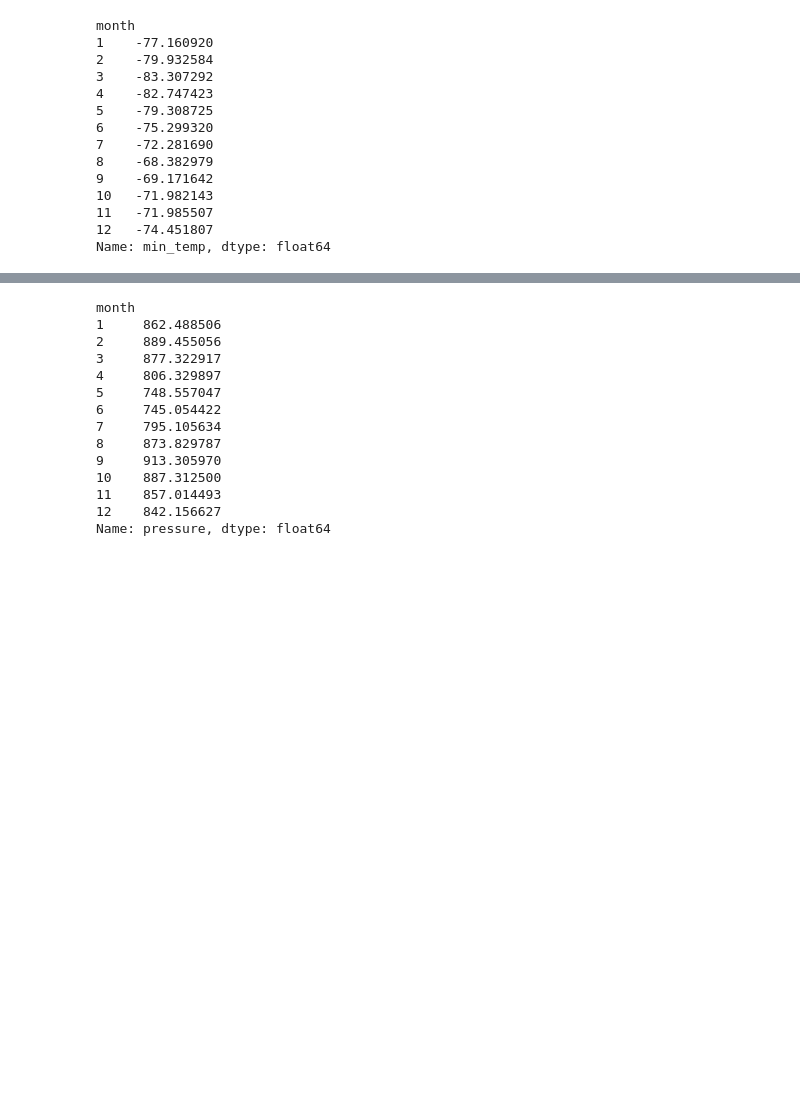
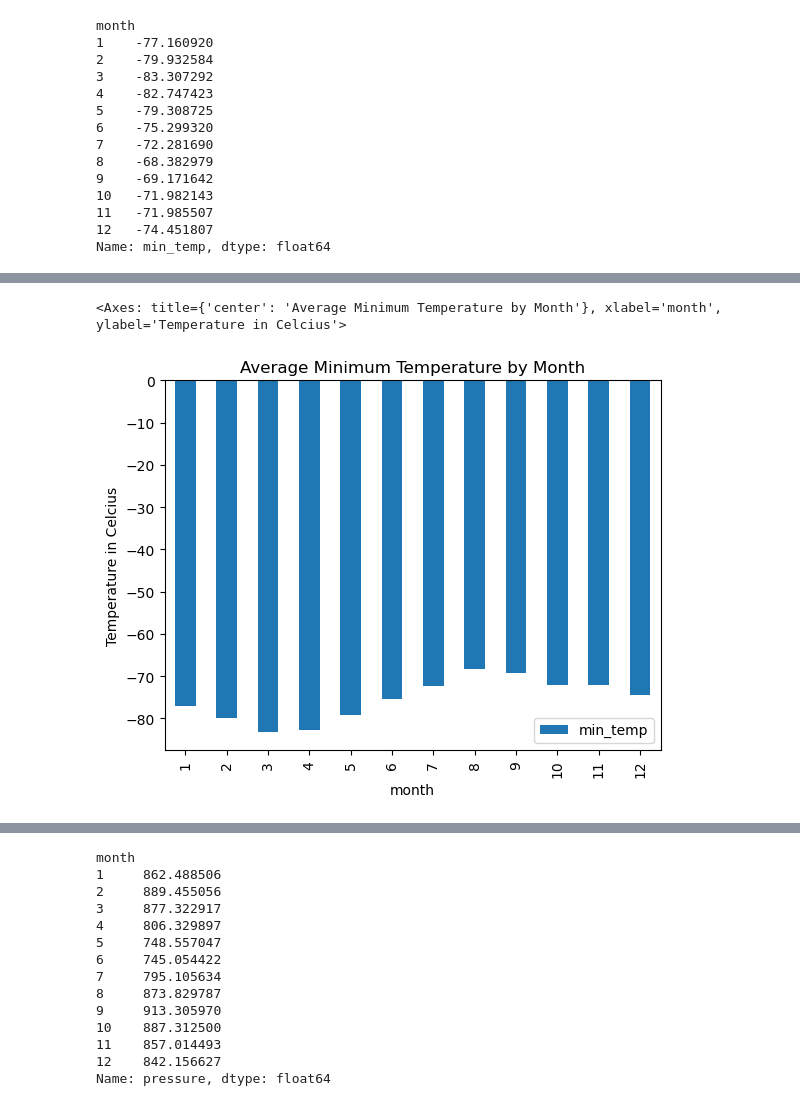
Before and after one commit to DidemBl/module_11_challenge, a Jupyter notebook: Starter_Code/part_2_mars_weather.ipynb, the cells around one changed output, grey strips where cells are left out. Saved outputs shown, nothing was run; the diff lists cells and outputs as text; code cells hidden in the pictures; blank space fills up the shorter version.

```diff
--- a/Starter_Code/part_2_mars_weather.ipynb
+++ b/Starter_Code/part_2_mars_weather.ipynb
@@ -173,2 +175,9 @@ Name: min_temp, dtype: float64
+# %%
+# Plot the average minimum temperature by month
+df_min_reset.plot("month", "min_temp", kind="bar",  title = "Average Minimum Temperature by Month", xlabel="month",
+            ylabel= "Temperature in Celcius", rot=90)
+# %% [output]
+<Axes: title={'center': 'Average Minimum Temperature by Month'}, xlabel='month', ylabel='Temperature in Celcius'>
+[figure, added]
 # %%
 # Identify the coldest and hottest months in Curiosity's location by sorting the previous graph
```
Also changed, not shown: parts of 25 cells of this notebook, 2 other files.
